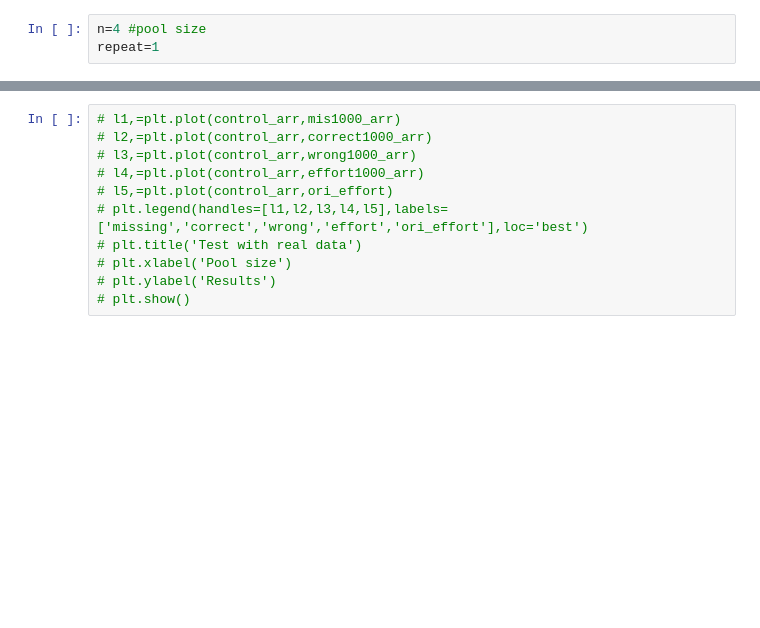
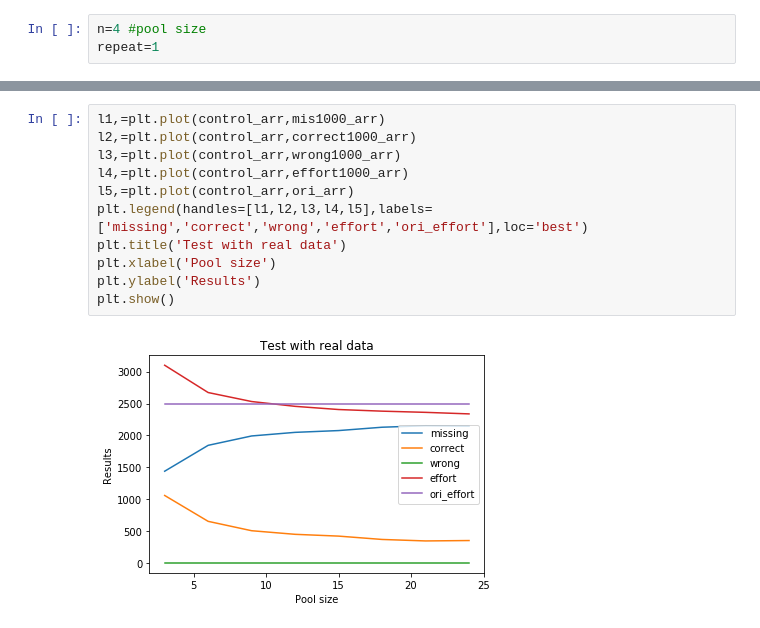
Before and after one commit to Jiarong000/PoolingProject, a Jupyter notebook: Starting_materials/colab_read_realdata.ipynb, the cells around one changed output, grey strips where cells are left out. Saved outputs shown, nothing was run; the diff lists cells and outputs as text; blank space fills up the shorter version.

```diff
--- a/Starting_materials/colab_read_realdata.ipynb
+++ b/Starting_materials/colab_read_realdata.ipynb
@@ -522,11 +534,13 @@ Text(0.04, 0.5, 'Number of Position')
 # %%
-# l1,=plt.plot(control_arr,mis1000_arr)
-# l2,=plt.plot(control_arr,correct1000_arr)
-# l3,=plt.plot(control_arr,wrong1000_arr)
-# l4,=plt.plot(control_arr,effort1000_arr)
-# l5,=plt.plot(control_arr,ori_effort)
-# plt.legend(handles=[l1,l2,l3,l4,l5],labels=['missing','correct','wrong','effort','ori_effort'],loc='best')
-# plt.title('Test with real data')
-# plt.xlabel('Pool size')
-# plt.ylabel('Results')
-# plt.show()
+l1,=plt.plot(control_arr,mis1000_arr)
+l2,=plt.plot(control_arr,correct1000_arr)
+l3,=plt.plot(control_arr,wrong1000_arr)
+l4,=plt.plot(control_arr,effort1000_arr)
+l5,=plt.plot(control_arr,ori_arr)
+plt.legend(handles=[l1,l2,l3,l4,l5],labels=['missing','correct','wrong','effort','ori_effort'],loc='best')
+plt.title('Test with real data')
+plt.xlabel('Pool size')
+plt.ylabel('Results')
+plt.show()
+# %% [output]
+[figure, added]
```
Also changed, not shown: parts of 4 cells of this notebook.
